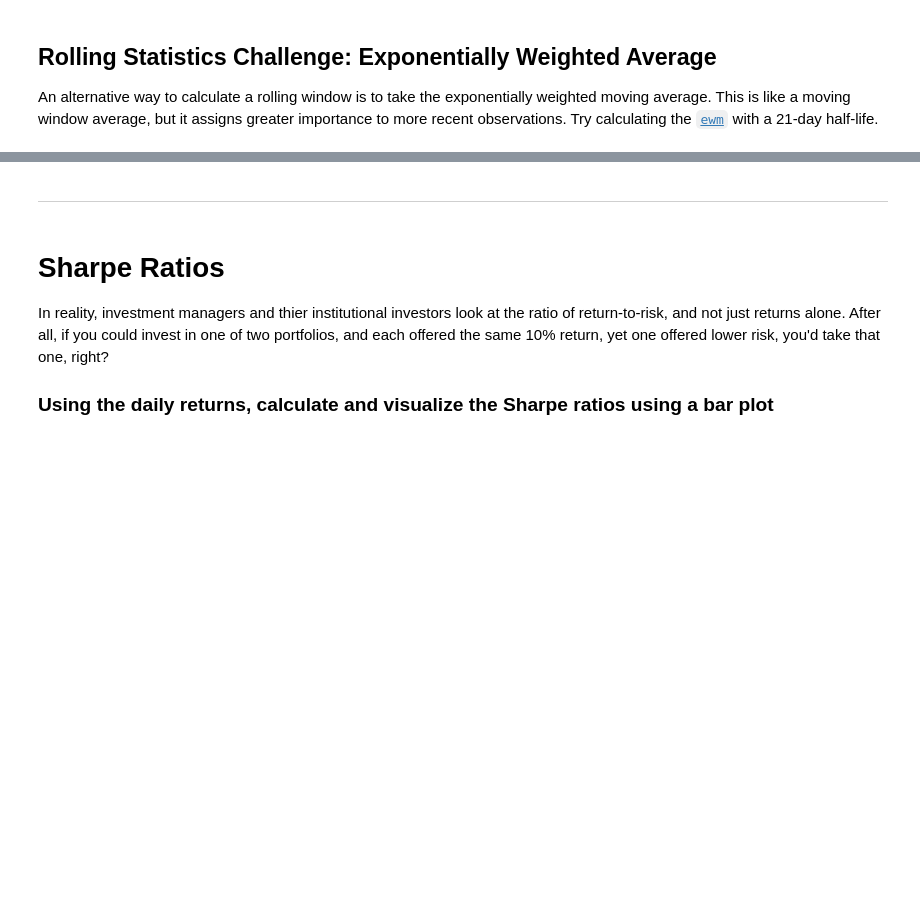
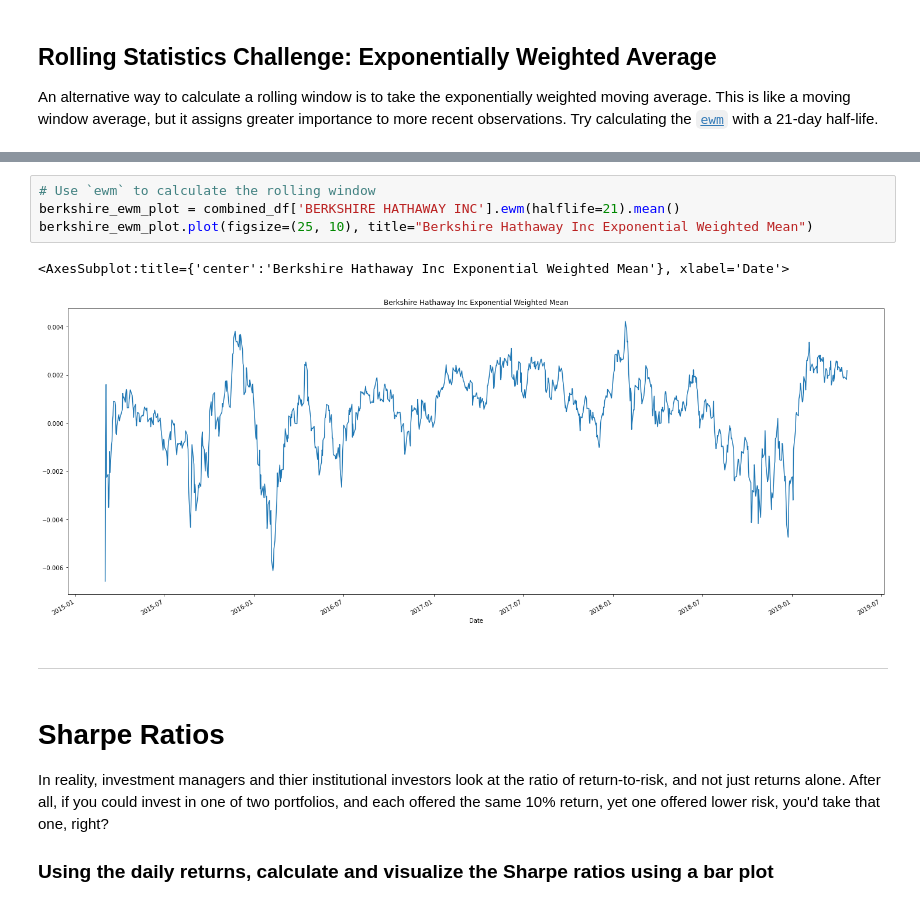
Before and after one commit to Luke-Mac/whale_off_portfolio, a Jupyter notebook: whale_analysis.ipynb, the cells around one changed output, grey strips where cells are left out. Drawn from its saved outputs; the diff is of its cells as text; blank space fills up the shorter version.

```diff
--- a/whale_analysis.ipynb
+++ b/whale_analysis.ipynb
@@ -322,3 +344,10 @@ An alternative way to calculate a rolling window is to take the exponentially we
+# %%
+# Use `ewm` to calculate the rolling window
+berkshire_ewm_plot = combined_df['BERKSHIRE HATHAWAY INC'].ewm(halflife=21).mean()
+berkshire_ewm_plot.plot(figsize=(25, 10), title="Berkshire Hathaway Inc Exponential Weighted Mean")
+# %% [output]
+<AxesSubplot:title={'center':'Berkshire Hathaway Inc Exponential Weighted Mean'}, xlabel='Date'>
+[figure, added]
 # %% [markdown]
 ---
 # %% [markdown]
```
Also changed, not shown: parts of 20 cells of this notebook.
